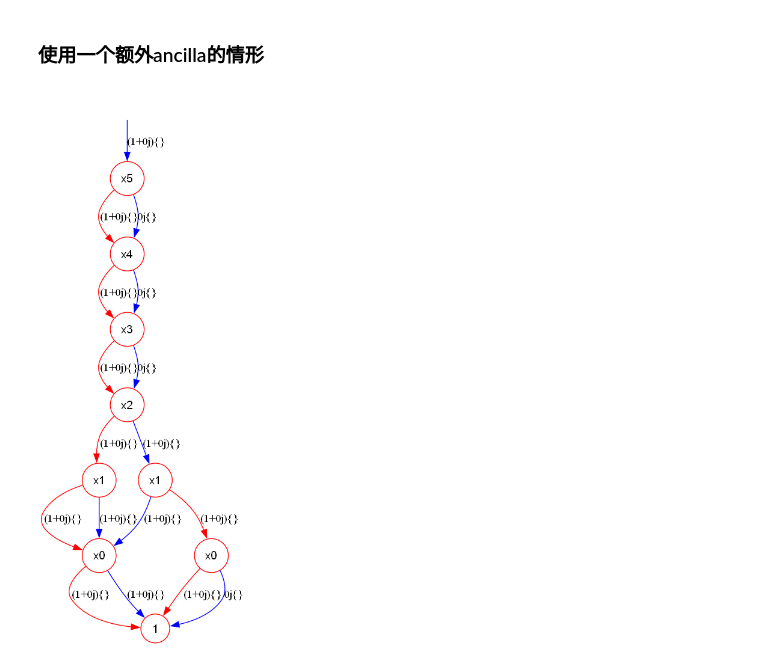
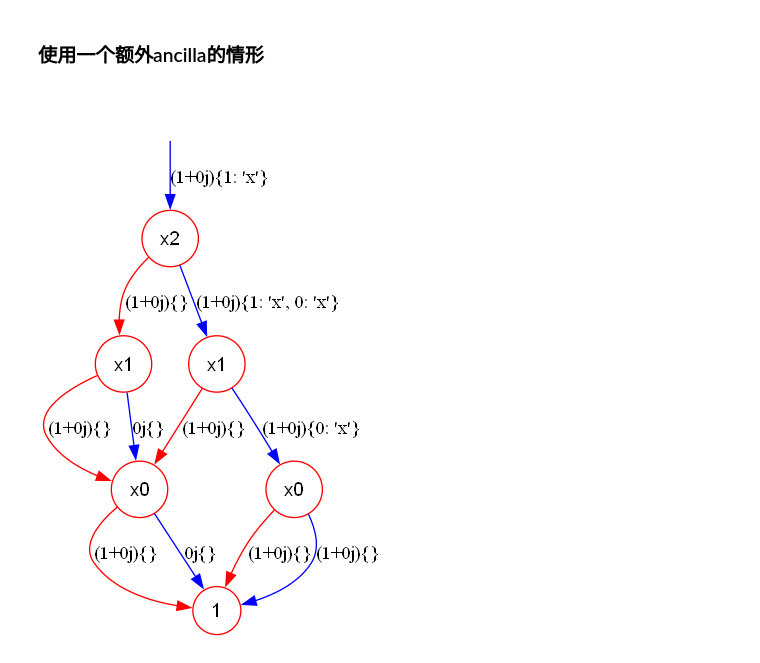
Before and after one commit to Veriqc/LimTDD_Oracle_Syn, a Jupyter notebook: Oracle_Syn2.ipynb, the cells around one changed output. Drawn from its saved outputs; the diff is of its cells as text; code cells hidden in the pictures.

Commit message:
allow_use_dif_va_order

```diff
--- a/Oracle_Syn2.ipynb
+++ b/Oracle_Syn2.ipynb
@@ -153,19 +150,21 @@ def verify_success(cir,data,n):
 # %%
 # n=3
 # tdd,data = get_ramdom_TDD(n)
 # tdd.show()
 
-n = 6
-# # vec = np.array([0,1,1,0,1,1,0,1])
-# vec = np.array([1,1,0,1,0,1,1,0])
-# data = vector_to_tensor(vec,n)
-# tdd,data = get_ramdom_TDD(n,data)
+n = 3
+# vec = np.array([0,1,1,0,1,1,0,1])
+vec = np.array([0,0,1,0,0,1,1,1])
+data = vector_to_tensor(vec,n)
+var_order_s = ['x2','x1','x0']
+# var_order_s = ['x0','x1','x2']
+tdd,data = get_ramdom_TDD(n,data,var_order_s)
 # tdd.map=tdd.map.append_new_map(2,1,0)
 # data = np.array([0,1,1,0,1,1,0,1])
-tdd,data = get_TDD_from_truth_table(n,223)
+# tdd,data = get_TDD_from_truth_table(n,223)
 tdd.show()
 # %% [output]
-[figure, old version]
+[figure, new version]
 # %%
 t_start = time.time()
 cir = oracle_syn2(tdd,n_r=n)
```
Also changed, not shown: parts of 4 cells of this notebook, 3 other files.
